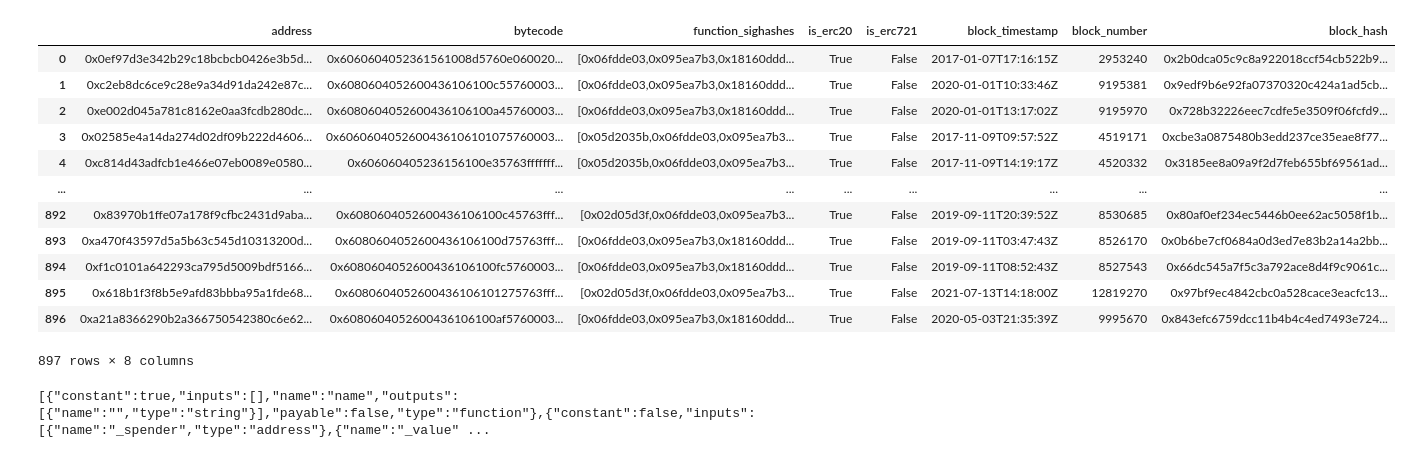
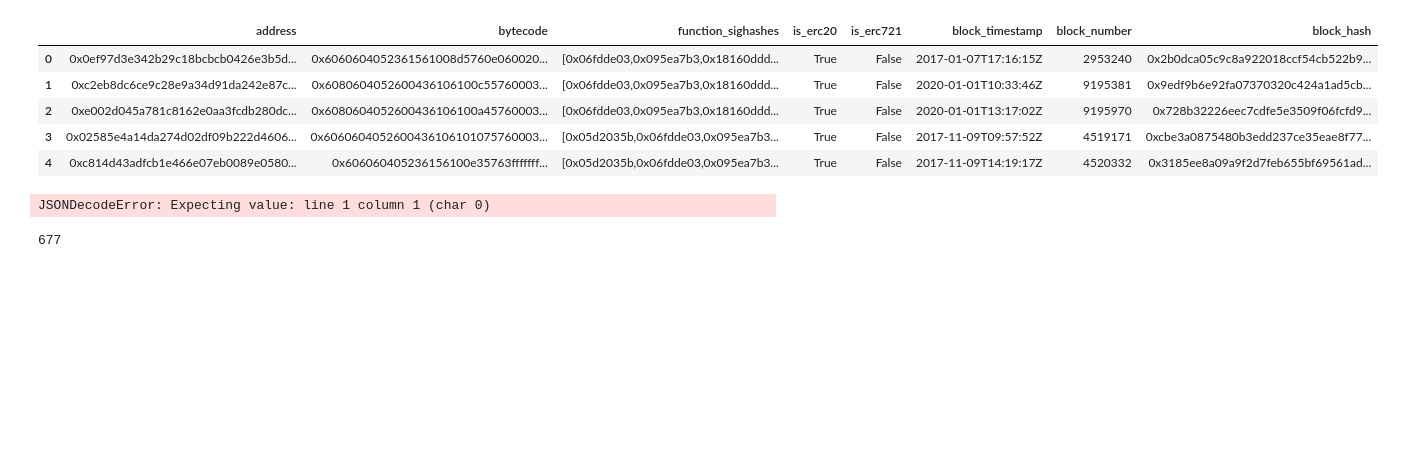
Before and after one commit to jayantdahiya/smart-contract-registry, a Jupyter notebook: contract-registry.ipynb, the cells around one changed output. Drawn from its saved outputs; the diff is of its cells as text; code cells hidden in the pictures; blank space fills up the shorter version.

```diff
--- a/contract-registry.ipynb
+++ b/contract-registry.ipynb
@@ -1,38 +1,42 @@
 # %%
 # Importing the contract addresses file fetched from ethereum etl
 
 import pandas as pd
 
 df = pd.read_csv('./contracts_ERC20.csv')
 
-df
+df.head()
 # %% [output]
 |  | address | bytecode | function_sighashes | is_erc20 | is_erc721 | block_timestamp | block_number | block_hash |
 | 0 | 0x0ef97d3e342b29c18bcbcb0426e3b5d... | 0x6060604052361561008d5760e060020... | [0x06fdde03,0x095ea7b3,0x18160ddd... | True | False | 2017-01-07T17:16:15Z | 2953240 | 0x2b0dca05c9c8a922018ccf54cb522b9... |
 | 1 | 0xc2eb8dc6ce9c28e9a34d91da242e87c... | 0x6080604052600436106100c55760003... | [0x06fdde03,0x095ea7b3,0x18160ddd... | True | False | 2020-01-01T10:33:46Z | 9195381 | 0x9edf9b6e92fa07370320c424a1ad5cb... |
 | 2 | 0xe002d045a781c8162e0aa3fcdb280dc... | 0x6080604052600436106100a45760003... | [0x06fdde03,0x095ea7b3,0x18160ddd... | True | False | 2020-01-01T13:17:02Z | 9195970 | 0x728b32226eec7cdfe5e3509f06fcfd9... |
 | 3 | 0x02585e4a14da274d02df09b222d4606... | 0x6060604052600436106101075760003... | [0x05d2035b,0x06fdde03,0x095ea7b3... | True | False | 2017-11-09T09:57:52Z | 4519171 | 0xcbe3a0875480b3edd237ce35eae8f77... |
 | 4 | 0xc814d43adfcb1e466e07eb0089e0580... | 0x606060405236156100e35763fffffff... | [0x05d2035b,0x06fdde03,0x095ea7b3... | True | False | 2017-11-09T14:19:17Z | 4520332 | 0x3185ee8a09a9f2d7feb655bf69561ad... |
-| ... | ... | ... | ... | ... | ... | ... | ... | ... |
-| 892 | 0x83970b1ffe07a178f9cfbc2431d9aba... | 0x6080604052600436106100c45763fff... | [0x02d05d3f,0x06fdde03,0x095ea7b3... | True | False | 2019-09-11T20:39:52Z | 8530685 | 0x80af0ef234ec5446b0ee62ac5058f1b... |
-| 893 | 0xa470f43597d5a5b63c545d10313200d... | 0x6080604052600436106100d75763fff... | [0x06fdde03,0x095ea7b3,0x18160ddd... | True | False | 2019-09-11T03:47:43Z | 8526170 | 0x0b6be7cf0684a0d3ed7e83b2a14a2bb... |
-| 894 | 0xf1c0101a642293ca795d5009bdf5166... | 0x6080604052600436106100fc5760003... | [0x06fdde03,0x095ea7b3,0x18160ddd... | True | False | 2019-09-11T08:52:43Z | 8527543 | 0x66dc545a7f5c3a792ace8d4f9c9061c... |
-| 895 | 0x618b1f3f8b5e9afd83bbba95a1fde68... | 0x6080604052600436106101275763fff... | [0x02d05d3f,0x06fdde03,0x095ea7b3... | True | False | 2021-07-13T14:18:00Z | 12819270 | 0x97bf9ec4842cbc0a528cace3eacfc13... |
-| 896 | 0xa21a8366290b2a366750542380c6e62... | 0x6080604052600436106100af5760003... | [0x06fdde03,0x095ea7b3,0x18160ddd... | True | False | 2020-05-03T21:35:39Z | 9995670 | 0x843efc6759dcc11b4b4c4ed7493e724... |
-897 rows × 8 columns
 # %%
 #fetching contract abi-json from etherscan api
 
 import requests
 
-contract_address = df['address'][0]
+registry = pd.DataFrame(columns=['address','abi-json'])
 
 def get_contract_info(contract_address):
     url = 'https://api.etherscan.io/api?module=contract&action=getabi&address={}&apikey=MEYEGN5KWUNXBGCJ1NTZ663M53MTETSU1E'.format(contract_address)
     response = requests.get(url)
     return response.json()
 
-get_contract_info(contract_address)
-print(get_contract_info(contract_address)['result'])
+
+for i in range(len(df)):
+    contract_address = df.iloc[i]['address']
+    contract_abi = get_contract_info(contract_address)
+    registry = registry.append({'address':contract_address,'abi-json':contract_abi},ignore_index=True)
+
+
+
+registry.head()
 # %% [output]
-[{"constant":true,"inputs":[],"name":"name","outputs":[{"name":"","type":"string"}],"payable":false,"type":"function"},{"constant":false,"inputs":[{"name":"_spender","type":"address"},{"name":"_value" ...
+JSONDecodeError: Expecting value: line 1 column 1 (char 0)
+# %%
+len(registry)
+# %% [output]
+677
```
Also changed, not shown: parts of 4 cells of this notebook, 1 other file.
